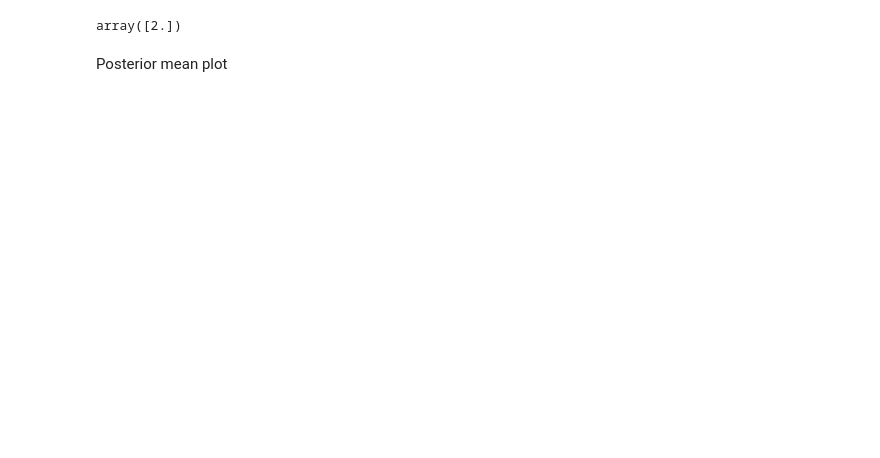
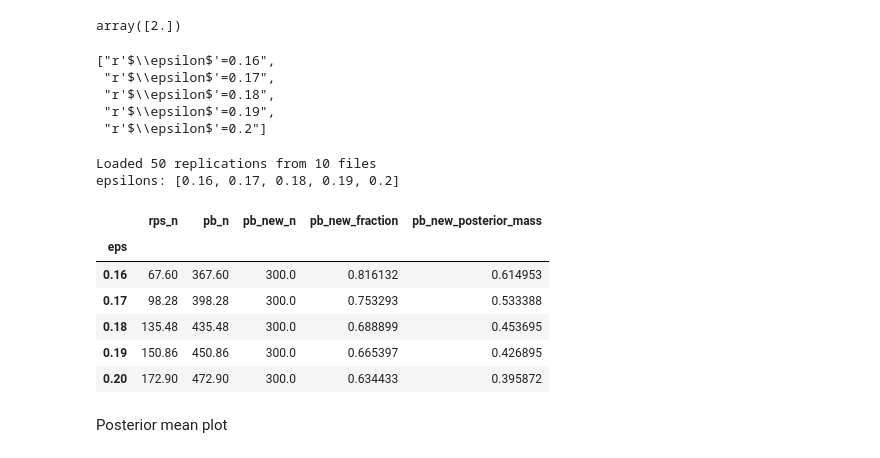
Before and after one commit to fyy2025/RHS-X, a Jupyter notebook: Code/simulation2.ipynb, the cells around one changed output. Saved outputs shown, nothing was run; the diff lists cells and outputs as text; code cells hidden in the pictures; blank space fills up the shorter version.

```diff
--- a/Code/simulation2.ipynb
+++ b/Code/simulation2.ipynb
@@ -15,12 +15,82 @@ quantiles.q_mixture_t_root(
                     )
 # %% [output]
 array([2.])
+# %%
+eps_labels
+# %% [output]
+["r'$\\epsilon$'=0.16",
+ "r'$\\epsilon$'=0.17",
+ "r'$\\epsilon$'=0.18",
+ "r'$\\epsilon$'=0.19",
+ "r'$\\epsilon$'=0.2"]
 # %%
+import glob
 import pickle
-data=[]
-for epoch in range(1,6):
-    with open(f"./output2.3/sim1_result{epoch}.pkl", 'rb') as f:
+
+# Scenario-2 final epsilon grid, matching simulation_scenario2_final.py.
+epsilons = [0.16, 0.17, 0.18, 0.19, 0.20]
+eps_keys = [f"{float(e):g}" for e in epsilons]
+eps_labels = [r'$\epsilon$' + f"={float(e):g}" for e in epsilons]
+
+result_paths = sorted(glob.glob("./output2.2/sim2_final_result*.pkl"))
+if not result_paths:
+    raise FileNotFoundError("No scenario-2 final result files found in ./output2")
+
+data = []
+for path in result_paths:
+    with open(path, "rb") as f:
         data.extend(pickle.load(f))
+
+print(f"Loaded {len(data)} replications from {len(result_paths)} files")
+print("epsilons:", epsilons)
+# %% [output]
+Loaded 50 replications from 10 files
+epsilons: [0.16, 0.17, 0.18, 0.19, 0.2]
+# %%
+# Diagnose why PB looks similar to RPS: overlap and posterior mass of PB-added states.
+try:
+    from rashomon import AIS
+except ImportError:
+    import sys
+    sys.path.insert(0, ".")
+    from rashomon import AIS
+
+rows = []
+for rep, x in enumerate(data):
+    for key in eps_keys:
+        rps_states = x[f"RPS_{key}_states"]
+        pb_states = x[f"PB_{key}_states"]
+        pb_logw = np.asarray(x[f"PB_{key}_logw"], dtype=float)
+        rps_sigs = {AIS.state_signature(s) for s in rps_states}
+        pb_sigs = [AIS.state_signature(s) for s in pb_states]
+        is_old = np.array([sig in rps_sigs for sig in pb_sigs], dtype=bool)
+        if len(pb_logw):
+            w = np.exp(pb_logw - np.max(pb_logw))
+            w = w / np.sum(w)
+            new_mass = float(np.sum(w[~is_old]))
+        else:
+            new_mass = np.nan
+        rows.append({
+            "rep": rep,
+            "eps": float(key),
+            "rps_n": len(rps_states),
+            "pb_n": len(pb_states),
+            "pb_new_n": int(np.sum(~is_old)),
+            "pb_new_fraction": float(np.mean(~is_old)) if len(is_old) else np.nan,
+            "pb_new_posterior_mass": new_mass,
+            "pb_state_fraction_recorded": x.get(f"PB_{key}_state_fraction", np.nan),
+        })
+
+pb_overlap = pd.DataFrame(rows)
+pb_overlap.groupby("eps")[["rps_n", "pb_n", "pb_new_n", "pb_new_fraction", "pb_new_posterior_mass"]].mean()
+# %% [output]
+|  | rps_n | pb_n | pb_new_n | pb_new_fraction | pb_new_posterior_mass |
+| eps |  |  |  |  |  |
+| 0.16 | 67.60 | 367.60 | 300.0 | 0.816132 | 0.614953 |
+| 0.17 | 98.28 | 398.28 | 300.0 | 0.753293 | 0.533388 |
+| 0.18 | 135.48 | 435.48 | 300.0 | 0.688899 | 0.453695 |
+| 0.19 | 150.86 | 450.86 | 300.0 | 0.665397 | 0.426895 |
+| 0.20 | 172.90 | 472.90 | 300.0 | 0.634433 | 0.395872 |
 # %% [markdown]
 Posterior mean plot
 # %%
```
Also changed, not shown: parts of 8 cells of this notebook, 3 other files.
